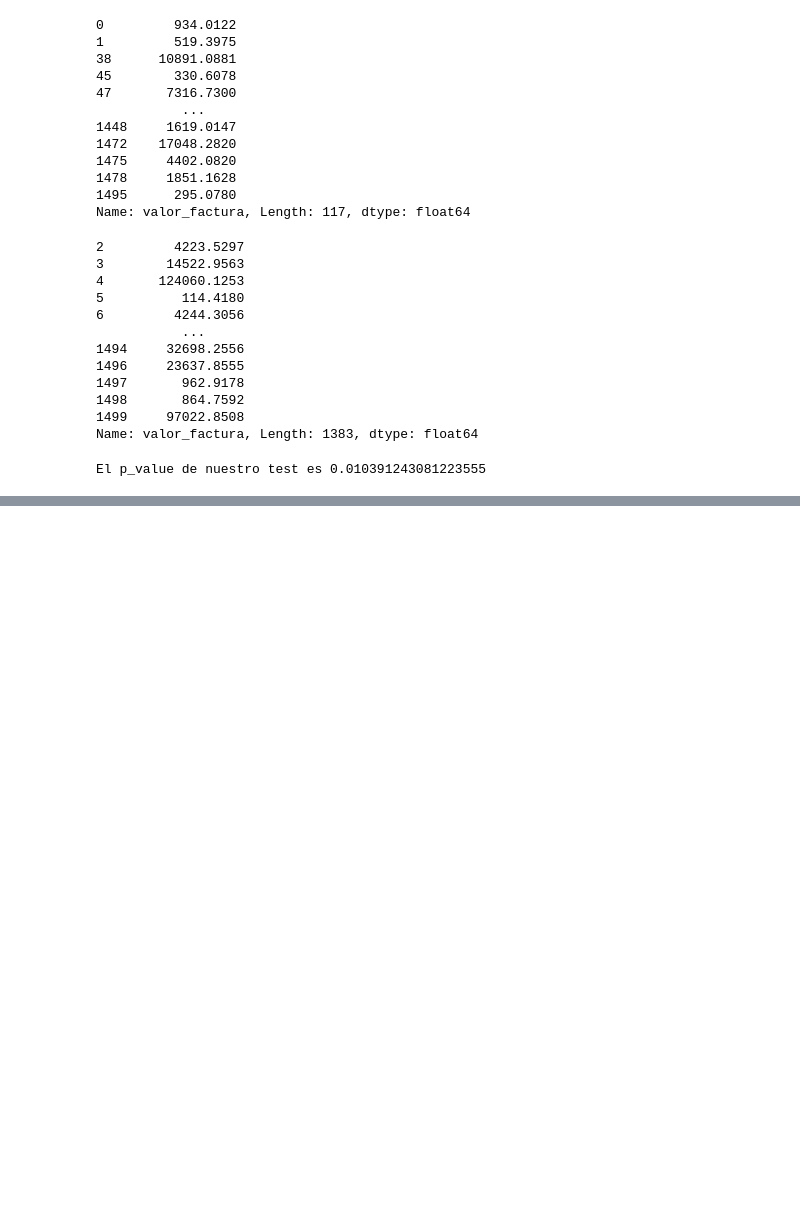
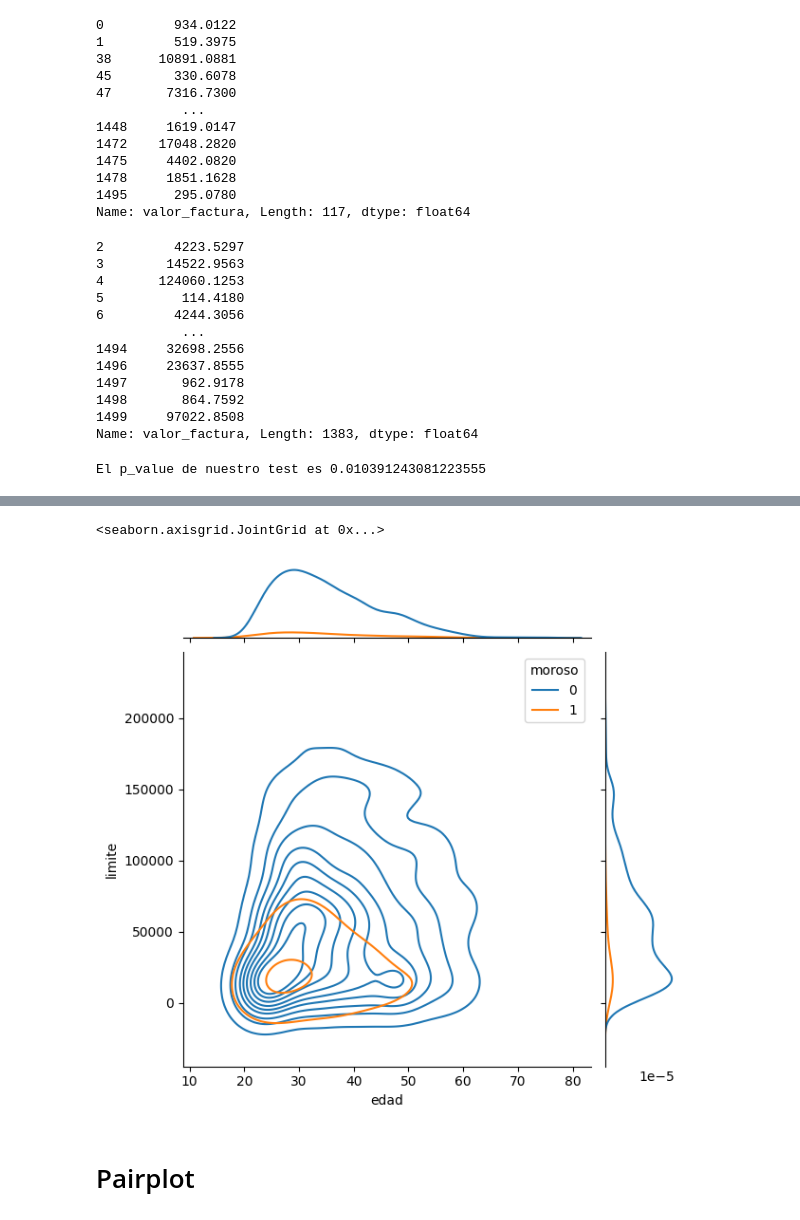
Before and after one commit to celioso/DataVisualizationExplorandoConSeaborn, a Jupyter notebook: analisis_de_Datos.ipynb, the cells around one changed output, grey strips where cells are left out. Cells and saved outputs as stored; diff of their text form; code cells hidden in the pictures; blank space fills up the shorter version.

```diff
--- a/analisis_de_Datos.ipynb
+++ b/analisis_de_Datos.ipynb
@@ -422,0 +446,7 @@ El p_value de nuestro test es 0.010391243081223555
+# %%
+sns.jointplot(x="edad", y="limite",data=tarjetas, kind="kde", hue="moroso")
+# %% [output]
+<seaborn.axisgrid.JointGrid at 0x...>
+[figure, added]
+# %% [markdown]
+# Pairplot
```
Also changed, not shown: parts of 11 cells of this notebook, 1 other file.
